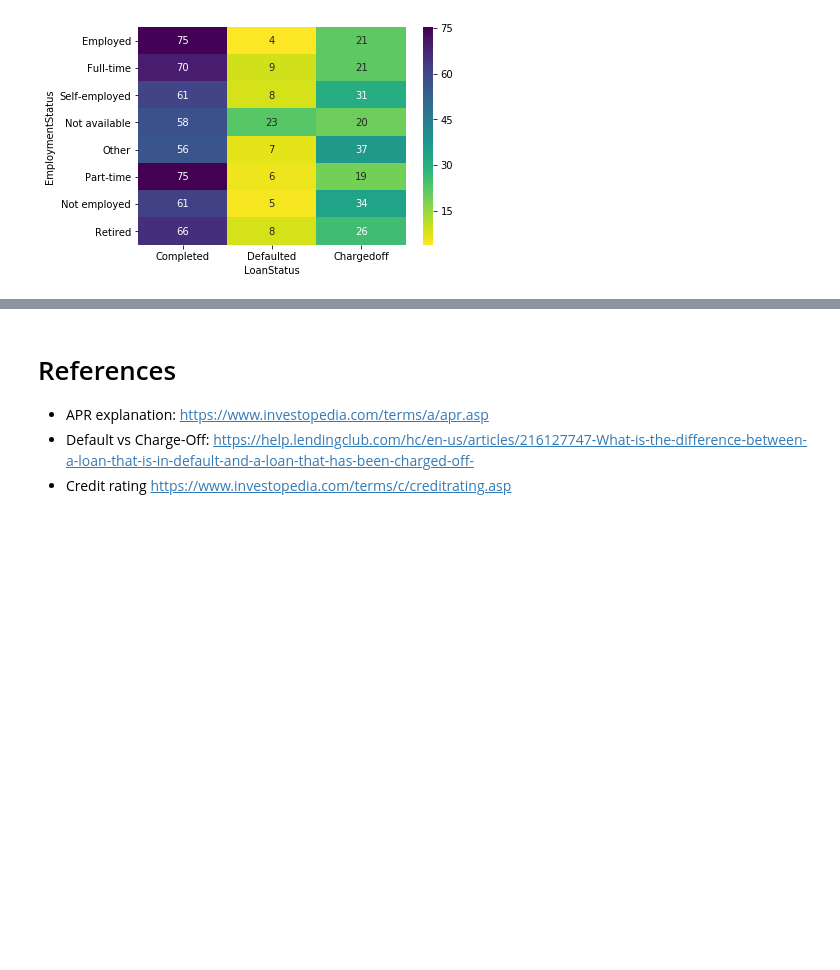
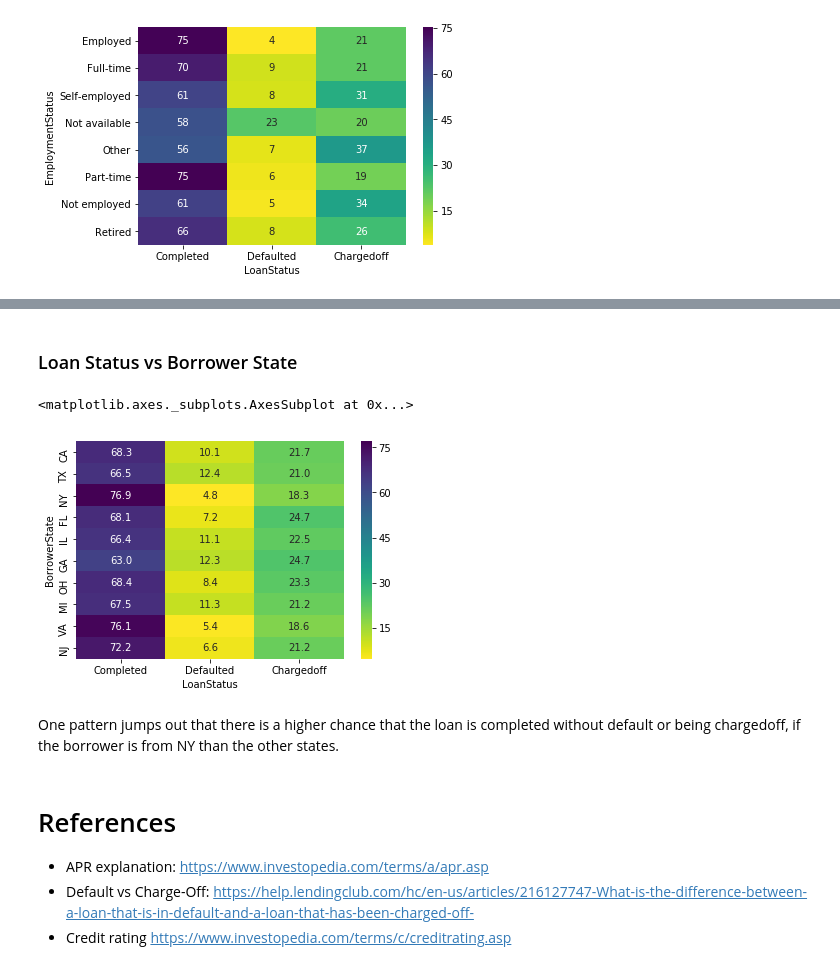
Before and after one commit to rashokanand/explore_prosper_loan_data, a Jupyter notebook: exploration_notebook.ipynb, the cells around one changed output, grey strips where cells are left out. Saved outputs shown, nothing was run; the diff lists cells and outputs as text; code cells hidden in the pictures; blank space fills up the shorter version.

```diff
--- a/exploration_notebook.ipynb
+++ b/exploration_notebook.ipynb
@@ -444,3 +512,29 @@ sb.heatmap(c, cmap = 'viridis_r',annot = True, fmt = '0.0f')
+# %% [markdown]
+### Loan Status vs Borrower State
+# %%
+c = prosper_clean_df
+state_ord = c.BorrowerState.value_counts().index[:10]  # Taking only the top 10 states by number of loans borrowed
+
+c = c[c.BorrowerState.isin(state_ord)]
+loan_stat_ord = ['Completed','Defaulted','Chargedoff']
+
+c = c[c.LoanStatus.isin(loan_stat_ord)]
+
+# Creating matrix data for plotting heatmap
+c = c.groupby(['LoanStatus','BorrowerState']).size().unstack('LoanStatus')[loan_stat_ord].T[state_ord].T
+
+# Calculating percentages for each loan status
+col_sum = c.sum(axis=1)
+for col in c.columns:
+    c[col] = c[col]/col_sum*100
+
+
+sb.heatmap(c, cmap = 'viridis_r', annot = True, fmt = '0.1f')
+# %% [output]
+<matplotlib.axes._subplots.AxesSubplot at 0x...>
+[figure, added]
+# %% [markdown]
+One pattern jumps out that there is a higher chance that the loan is completed without default or being chargedoff, if the borrower is from NY than the other states.
 # %% [markdown]
 # References
 - APR explanation: https://www.investopedia.com/terms/a/apr.asp
```
Also changed, not shown: parts of 8 cells of this notebook.
